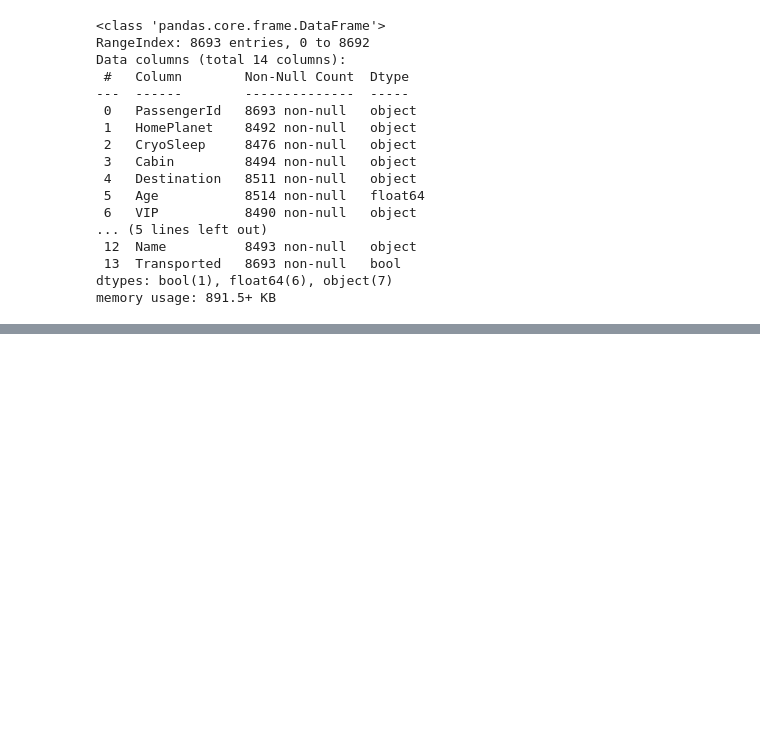
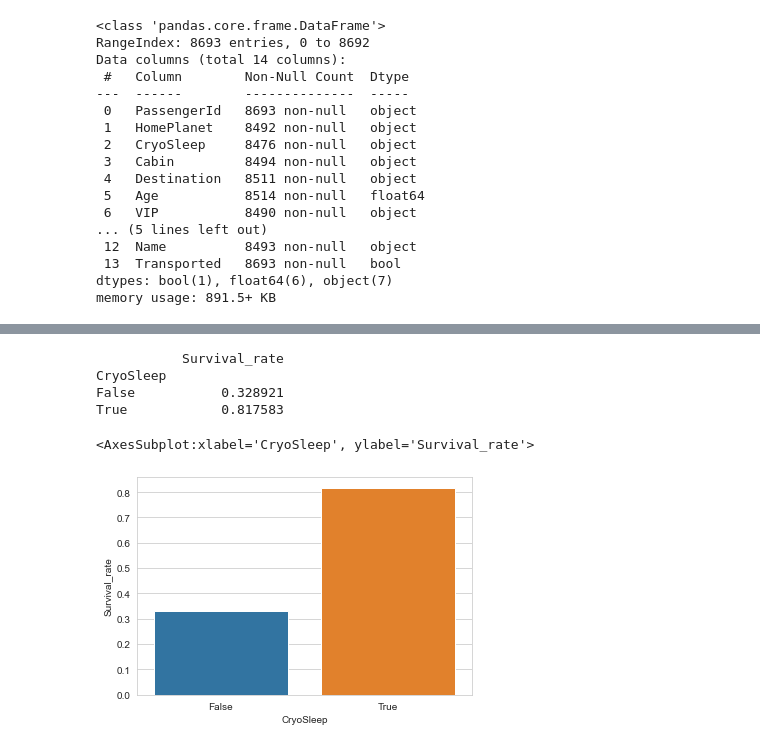
Before and after one commit to remimendes/PE_IA_RM, a Jupyter notebook: Python_script/spaceship_titanic_competition/Spaceship_Titanic_competition.ipynb, the cells around one changed output, grey strips where cells are left out. Saved outputs shown, nothing was run; the diff lists cells and outputs as text; code cells hidden in the pictures; blank space fills up the shorter version.

```diff
--- a/Python_script/spaceship_titanic_competition/Spaceship_Titanic_competition.ipynb
+++ b/Python_script/spaceship_titanic_competition/Spaceship_Titanic_competition.ipynb
@@ -26,0 +111,11 @@ memory usage: 891.5+ KB
+# %%
+print(survival_rate(train_data, "CryoSleep"))
+sns.set_style("whitegrid")
+sns.barplot(data=survival_rate(train_data, "CryoSleep").reset_index(),x="CryoSleep",y="Survival_rate")
+# %% [output]
+           Survival_rate
+CryoSleep
+False           0.328921
+True            0.817583
+<AxesSubplot:xlabel='CryoSleep', ylabel='Survival_rate'>
+[figure, added]
```
Also changed, not shown: parts of 76 cells of this notebook, 1 other file.
